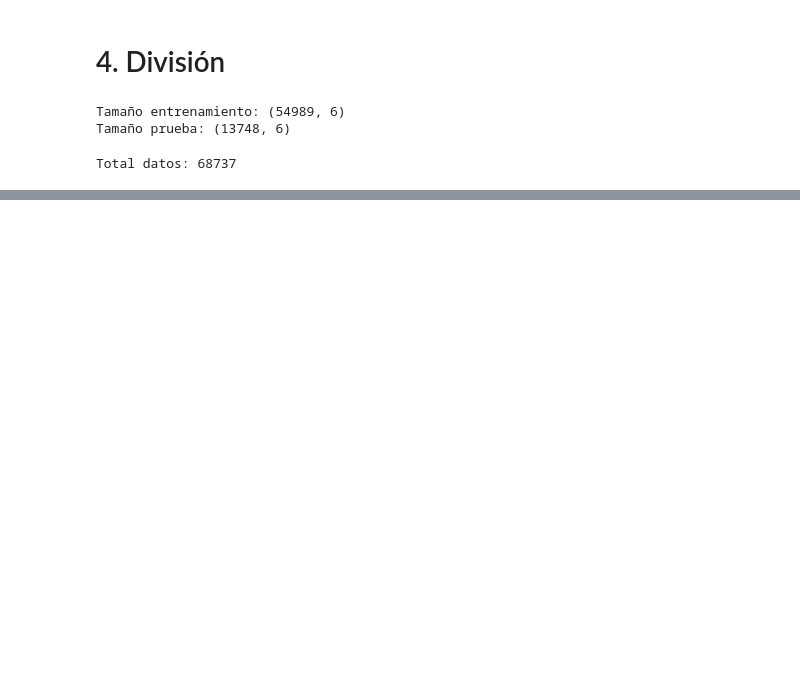
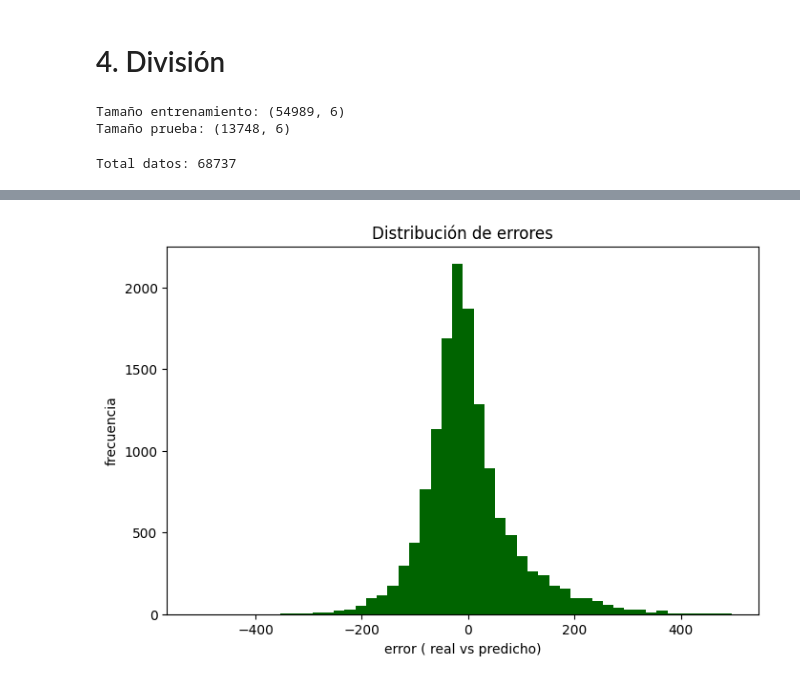
Before and after one commit to belennmm/MD_Lab4_Arboles, a Jupyter notebook: Notebooks/arboles.ipynb, the cells around one changed output, grey strips where cells are left out. Saved outputs shown, nothing was run; the diff lists cells and outputs as text; code cells hidden in the pictures; blank space fills up the shorter version.

```diff
--- a/Notebooks/arboles.ipynb
+++ b/Notebooks/arboles.ipynb
@@ -531,0 +544,9 @@ Total datos: 68737
+# %%
+X = data_sin_outliers.drop(columns=['price', 'price_clean', 'price_log'], errors='ignore')
+y = data_sin_outliers['price_clean']
+
+X_train, X_test, y_train, y_test = train_test_split(
+    X, y,
+    test_size=0.2,
+    random_state=42
+)
@@ -531,0 +696,11 @@ Total datos: 68737
+# %%
+errores = y_test - y_pred
+
+plt.figure(figsize=(8,5))
+plt.hist(errores, bins=50, color='darkgreen')
+plt.title('Distribución de errores')
+plt.xlabel('error ( real vs predicho)')
+plt.ylabel('frecuencia')
+plt.show()
+# %% [output]
+[figure, added]
```
Also changed, not shown: parts of 34 cells of this notebook.
